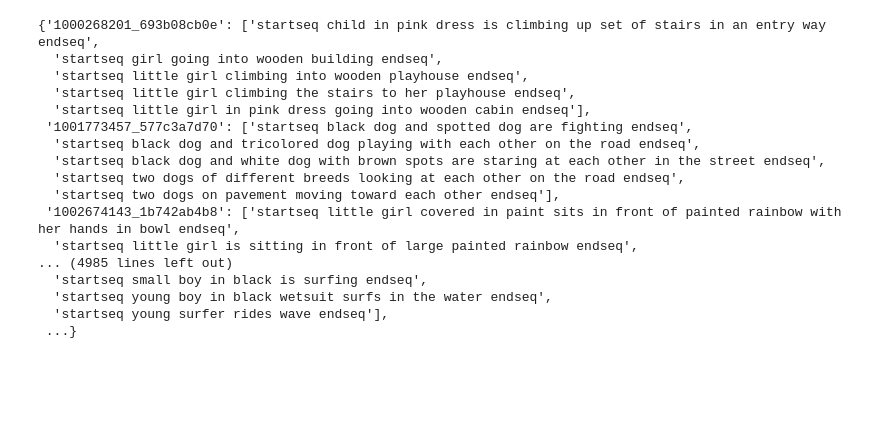
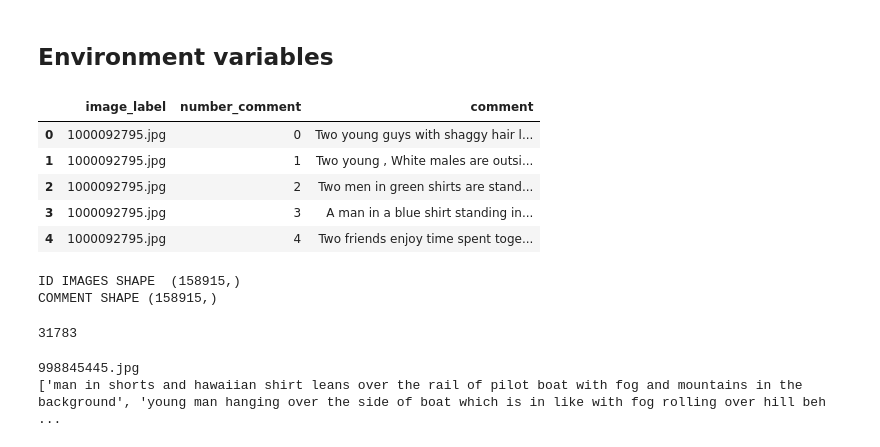
Before and after one commit to joberthrogers18/Analise_Sentimental_em_Imagens, a Jupyter notebook: captioning_image/captioning_images.ipynb, the cells around one changed output. Cells and saved outputs as stored; diff of their text form; code cells hidden in the pictures; blank space fills up the shorter version.

```diff
--- a/captioning_image/captioning_images.ipynb
+++ b/captioning_image/captioning_images.ipynb
@@ -199,20 +0,0 @@ Fotos: treinamento= 6000
-# %%
-train_descriptions
-# %% [output]
-{'1000268201_693b08cb0e': ['startseq child in pink dress is climbing up set of stairs in an entry way endseq',
-  'startseq girl going into wooden building endseq',
-  'startseq little girl climbing into wooden playhouse endseq',
-  'startseq little girl climbing the stairs to her playhouse endseq',
-  'startseq little girl in pink dress going into wooden cabin endseq'],
- '1001773457_577c3a7d70': ['startseq black dog and spotted dog are fighting endseq',
-  'startseq black dog and tricolored dog playing with each other on the road endseq',
-  'startseq black dog and white dog with brown spots are staring at each other in the street endseq',
-  'startseq two dogs of different breeds looking at each other on the road endseq',
-  'startseq two dogs on pavement moving toward each other endseq'],
- '1002674143_1b742ab4b8': ['startseq little girl covered in paint sits in front of painted rainbow with her hands in bowl endseq',
-  'startseq little girl is sitting in front of large painted rainbow endseq',
-... (4985 lines left out)
-  'startseq small boy in black is surfing endseq',
-  'startseq young boy in black wetsuit surfs in the water endseq',
-  'startseq young surfer rides wave endseq'],
- ...}
@@ -218,0 +13,2 @@ train_descriptions
+# %% [markdown]
+## Environment variables
@@ -218,0 +28,30 @@ train_descriptions
+# %%
+RESULT_CSV = 'flickr30k_dataset/results.csv'
+df = pd.read_csv(
+    RESULT_CSV,
+    delimiter='|',
+    header=0,
+    names=[
+        'image_label',
+        'number_comment',
+        'comment'
+    ]
+)
+
+df.head()
+# %% [output]
+|  | image_label | number_comment | comment |
+| 0 | 1000092795.jpg | 0 | Two young guys with shaggy hair l... |
+| 1 | 1000092795.jpg | 1 | Two young , White males are outsi... |
+| 2 | 1000092795.jpg | 2 | Two men in green shirts are stand... |
+| 3 | 1000092795.jpg | 3 | A man in a blue shirt standing in... |
+| 4 | 1000092795.jpg | 4 | Two friends enjoy time spent toge... |
+# %%
+id = df['image_label'].values
+print('ID IMAGES SHAPE ', id.shape)
+
+comment = df['comment']
+print('COMMENT SHAPE', comment.shape)
+# %% [output]
+ID IMAGES SHAPE  (158915,)
+COMMENT SHAPE (158915,)
@@ -218,0 +69,20 @@ train_descriptions
+# %%
+vocab_dict = {}
+
+for i in range(comment.shape[0]):
+    if id[i] not in vocab_dict:
+        vocab_dict[id[i]] = []
+    sen = sentence_cleaning(comment[i])
+    vocab_dict[id[i]].append(sen)
+
+len(vocab_dict)
+# %% [output]
+31783
+# %%
+# print(vocab_dict[''])
+LAST_IMAGE = list(vocab_dict.keys())[-1]
+print(LAST_IMAGE)
+print(vocab_dict[LAST_IMAGE])
+# %% [output]
+998845445.jpg
+['man in shorts and hawaiian shirt leans over the rail of pilot boat with fog and mountains in the background', 'young man hanging over the side of boat which is in like with fog rolling over hill beh ...
```
Also changed, not shown: parts of 22 cells of this notebook.
